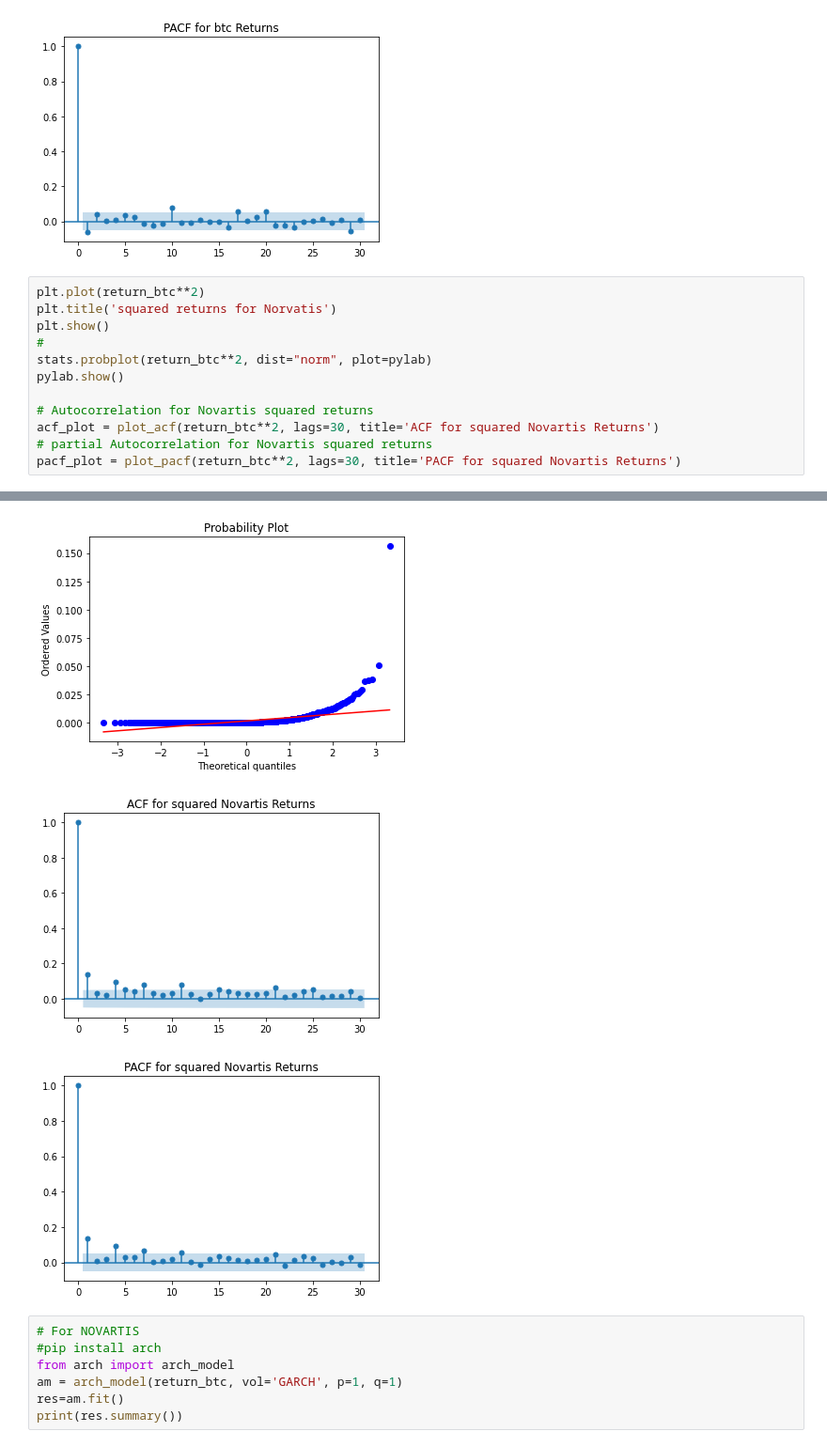
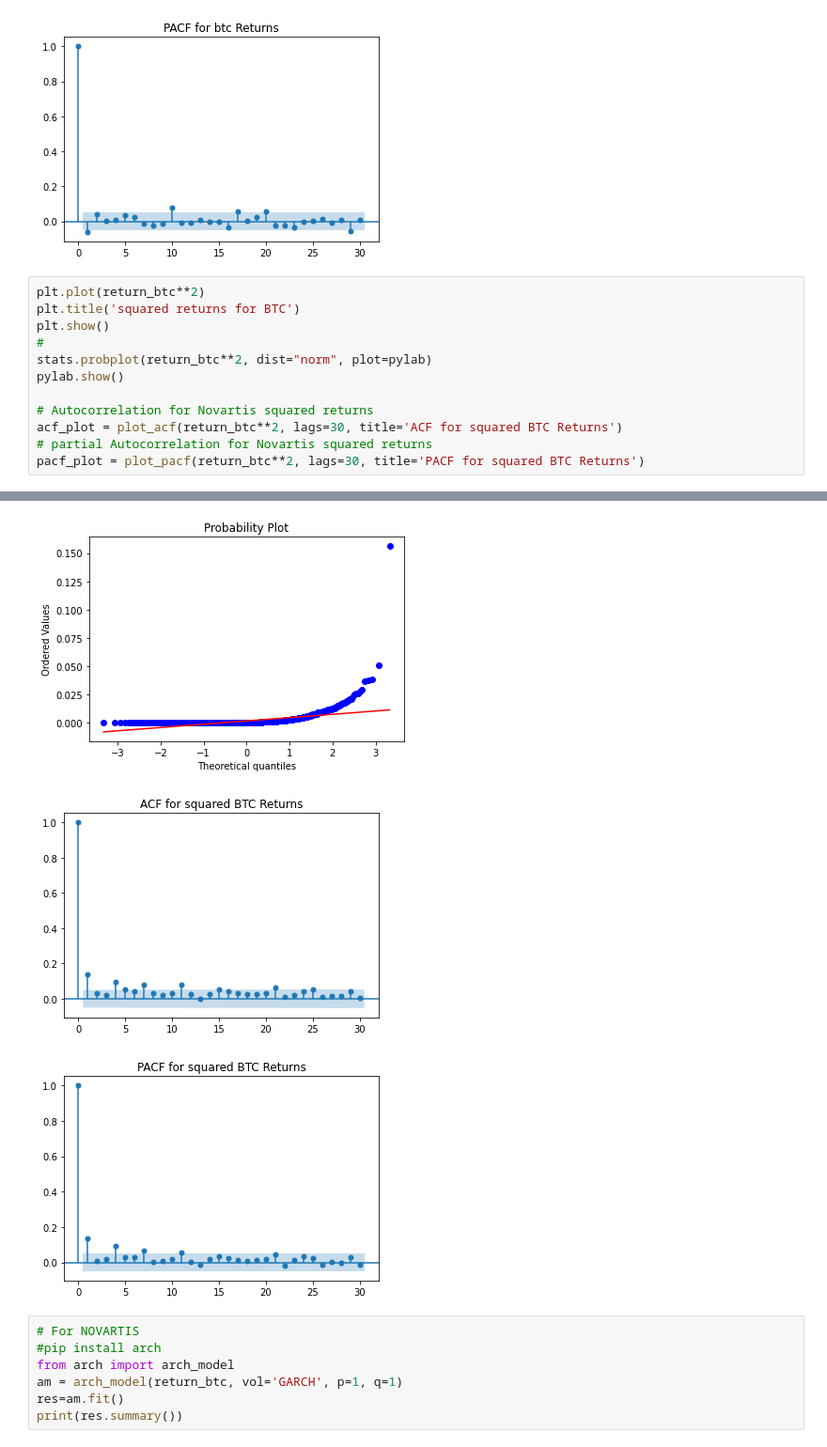
Before and after one commit to UncleBen420/AnSeqData_Crypto_Bot, a Jupyter notebook: Garch.ipynb, the cells around one changed output, grey strips where cells are left out. Shown: that part at 94% size. Saved outputs shown, nothing was run; the diff lists cells and outputs as text.

```diff
--- a/Garch.ipynb
+++ b/Garch.ipynb
@@ -57,14 +57,14 @@ pacf_plot = plot_pacf(return_btc, lags=30, title='PACF for btc Returns')
 [figure]
 # %%
 plt.plot(return_btc**2)
-plt.title('squared returns for Norvatis')
+plt.title('squared returns for BTC')
 plt.show()
 #
 stats.probplot(return_btc**2, dist="norm", plot=pylab)
 pylab.show()
 
 # Autocorrelation for Novartis squared returns
-acf_plot = plot_acf(return_btc**2, lags=30, title='ACF for squared Novartis Returns')
+acf_plot = plot_acf(return_btc**2, lags=30, title='ACF for squared BTC Returns')
 # partial Autocorrelation for Novartis squared returns
-pacf_plot = plot_pacf(return_btc**2, lags=30, title='PACF for squared Novartis Returns')
+pacf_plot = plot_pacf(return_btc**2, lags=30, title='PACF for squared BTC Returns')
 # %% [output]
@@ -72,6 +72,6 @@ pacf_plot = plot_pacf(return_btc**2, lags=30, title='PACF for squared Novartis R
 [figure]
-[figure, old version]
+[figure, new version]
-[figure, old version]
+[figure, new version]
 # %%
 # For NOVARTIS
 #pip install arch
```
Also changed, not shown: parts of 1 cell of this notebook, 3 other files.
